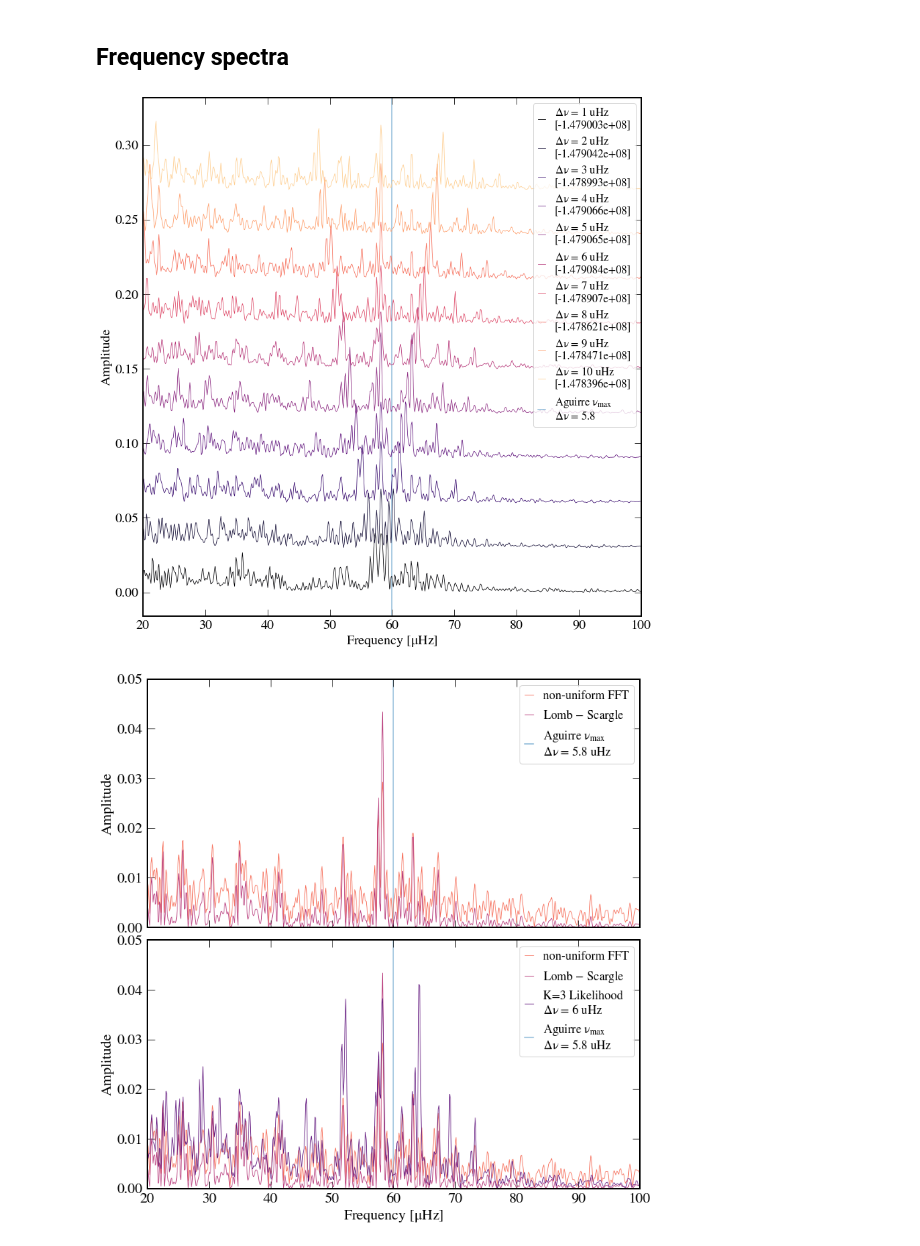
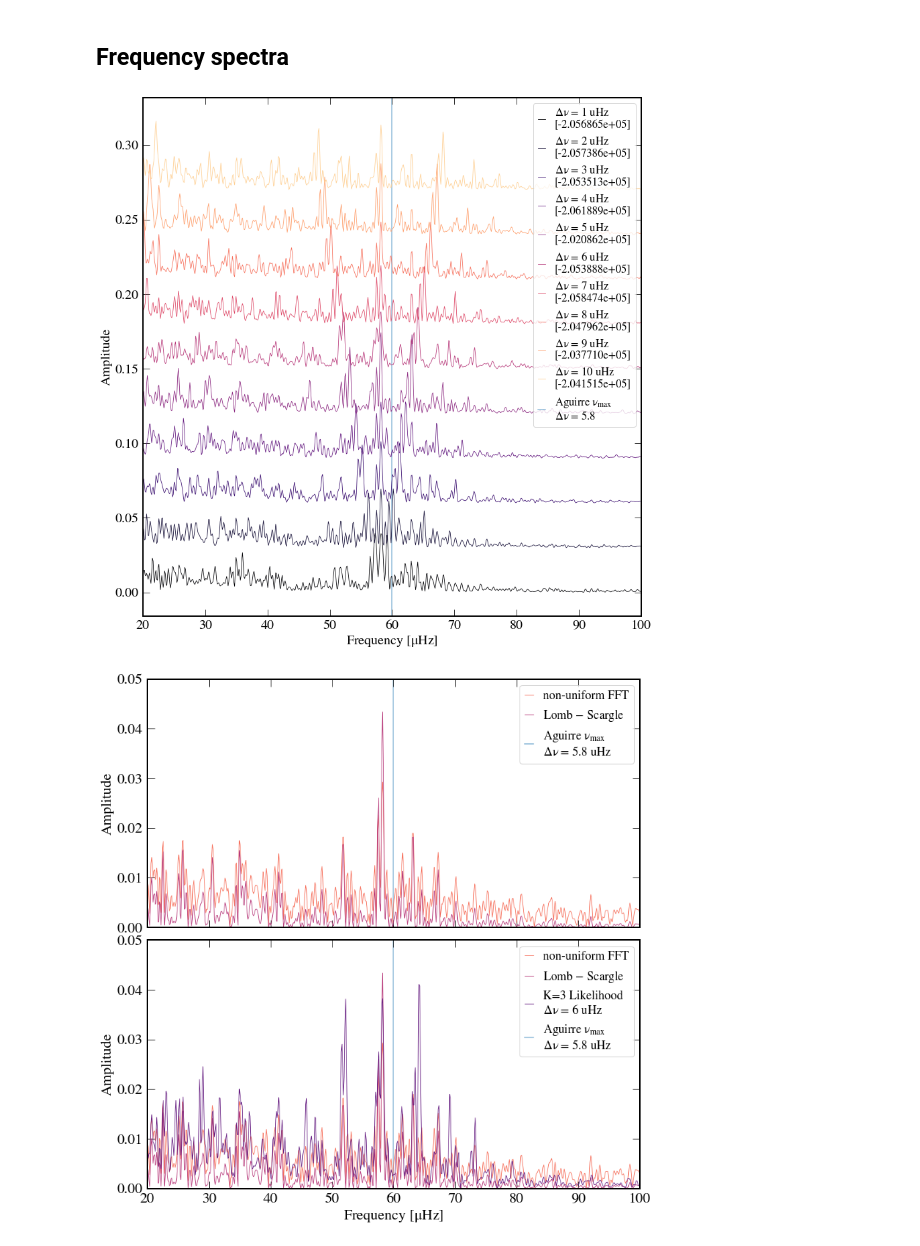
Before and after one commit to abonaca/tess_giants, a Jupyter notebook: notebooks/Light_Curve_Primer.ipynb, the cells around one changed output. Drawn from its saved outputs; the diff is of its cells as text; code cells hidden in the pictures.

```diff
--- a/notebooks/Light_Curve_Primer.ipynb
+++ b/notebooks/Light_Curve_Primer.ipynb
@@ -100,25 +100,25 @@ for i in range(Ndfreq):
 # %%
 # compare forward models of the light curve assuming different Delta nu
 cmap = mpl.cm.magma
 
 plt.figure(figsize=(12,12))
 
 for i in range(Ndfreq):
     plt.plot(k[ind_xrange], 0.03*i+(fll[i]-np.min(fll[i]))*4e-6, '-', color=cmap(i/Ndfreq), lw=0.8,
-             label='$\Delta\\nu$ = {:.0f}\n[{:e}]'.format(dfreqs[i], np.sum(fll[i])))
+             label='$\Delta\\nu$ = {:.0f}\n[{:e}]'.format(dfreqs[i], np.max(fll[i])))
 plt.axvline(tin['numax'][i0], label='Aguirre $\\nu_{{max}}$\n$\Delta\\nu$ = {:.1f}'.format(tin['Delnu'][i0]),
             zorder=0, alpha=0.5)
 
 plt.legend(fontsize='small', handlelength=0.7)
 plt.xlim(20,100)
 # plt.ylim(0, 0.05)
 
 plt.xlabel('Frequency [$\mu$Hz]')
 plt.ylabel('Amplitude')
 
 plt.tight_layout()
 # %% [output]
-[figure, old version]
+[figure, new version]
 # %%
 # compare the three spectral analyses of the light curve
 cmap = mpl.cm.magma
```
